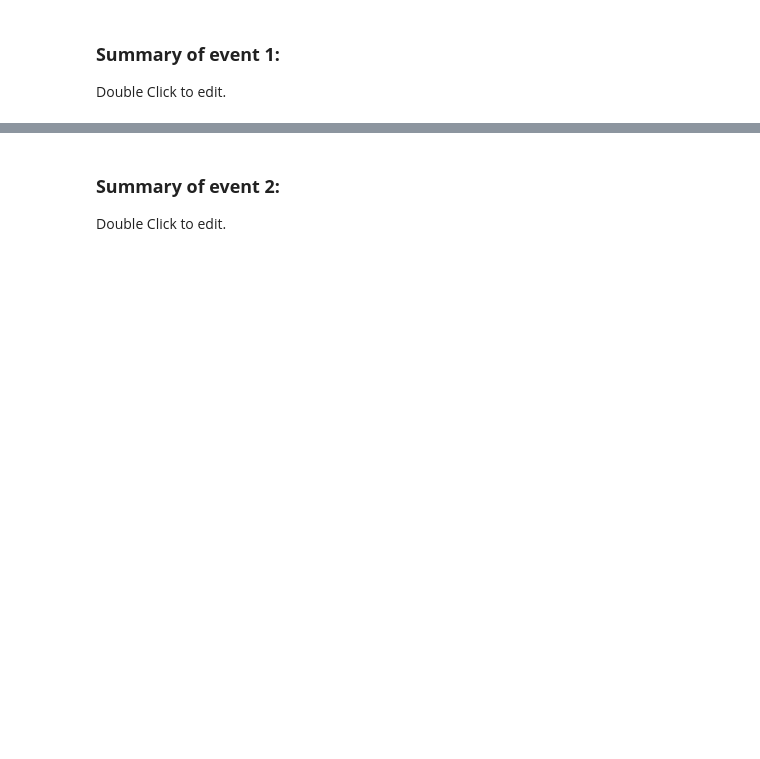
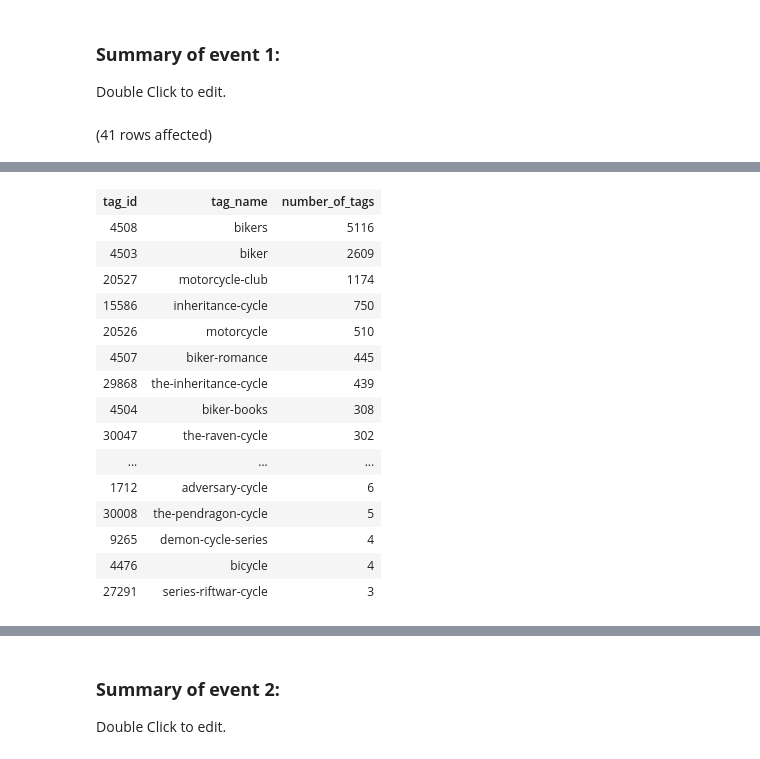
Before and after one commit to yayasanya/SQL-Part-3-Studio, a Jupyter notebook: SQL-Part-3-Studio.ipynb, the cells around one changed output, grey strips where cells are left out. Drawn from its saved outputs; the diff is of its cells as text; code cells hidden in the pictures; blank space fills up the shorter version.

```diff
--- a/SQL-Part-3-Studio.ipynb
+++ b/SQL-Part-3-Studio.ipynb
@@ -67,0 +157,12 @@ Double Click to edit.
+# %%
+-- Event 2 Query
+SELECT t.tag_id, t.tag_name, SUM(bt.[count]) AS number_of_tags
+FROM BooksDB.dbo.tags as t
+INNER JOIN BooksDB.dbo.book_tags as bt
+ON t.tag_id=bt.tag_id
+GROUP BY t.tag_id, t.tag_name
+HAVING t.tag_name LIKE '%bike%'
+    OR t.tag_name LIKE '%cycle%'
+ORDER BY number_of_tags DESC
+# %% [output]
+(41 rows affected)
@@ -67,0 +170,16 @@ Double Click to edit.
+| tag_id | tag_name | number_of_tags |
+| 4508 | bikers | 5116 |
+| 4503 | biker | 2609 |
+| 20527 | motorcycle-club | 1174 |
+| 15586 | inheritance-cycle | 750 |
+| 20526 | motorcycle | 510 |
+| 4507 | biker-romance | 445 |
+| 29868 | the-inheritance-cycle | 439 |
+| 4504 | biker-books | 308 |
+| 30047 | the-raven-cycle | 302 |
+| ... | ... | ... |
+| 1712 | adversary-cycle | 6 |
+| 30008 | the-pendragon-cycle | 5 |
+| 9265 | demon-cycle-series | 4 |
+| 4476 | bicycle | 4 |
+| 27291 | series-riftwar-cycle | 3 |
```
Also changed, not shown: parts of 12 cells of this notebook.
